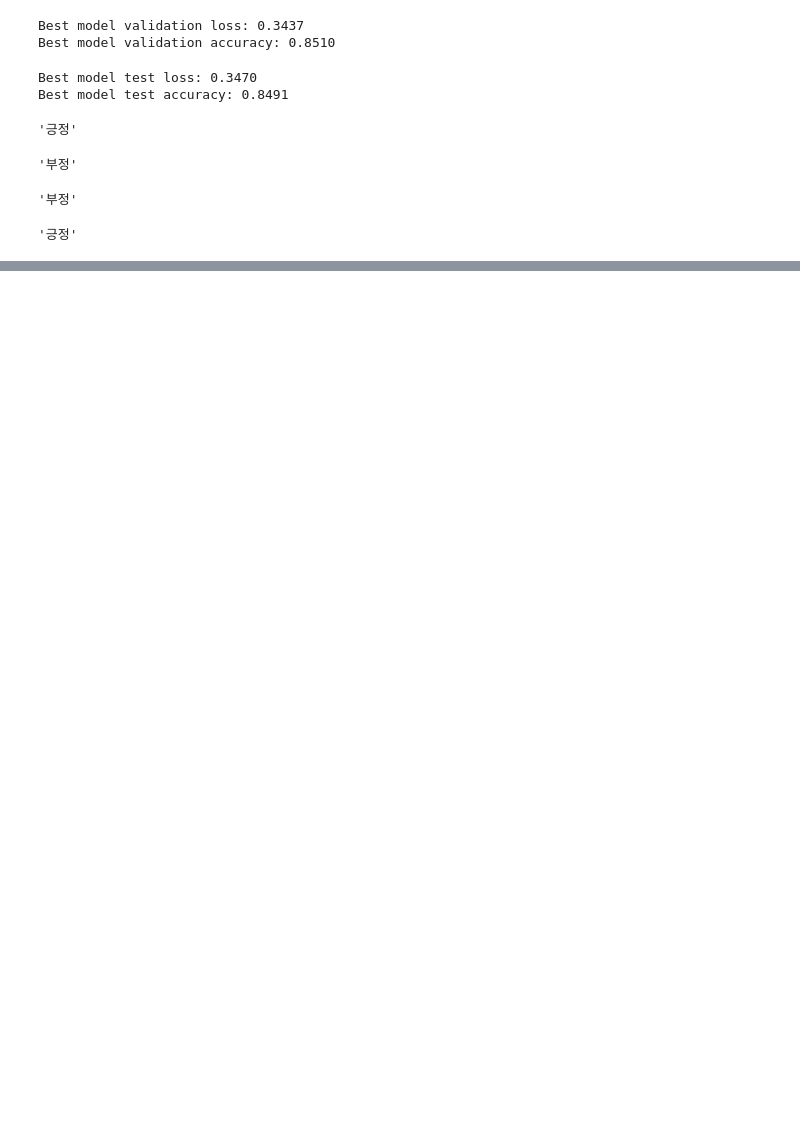
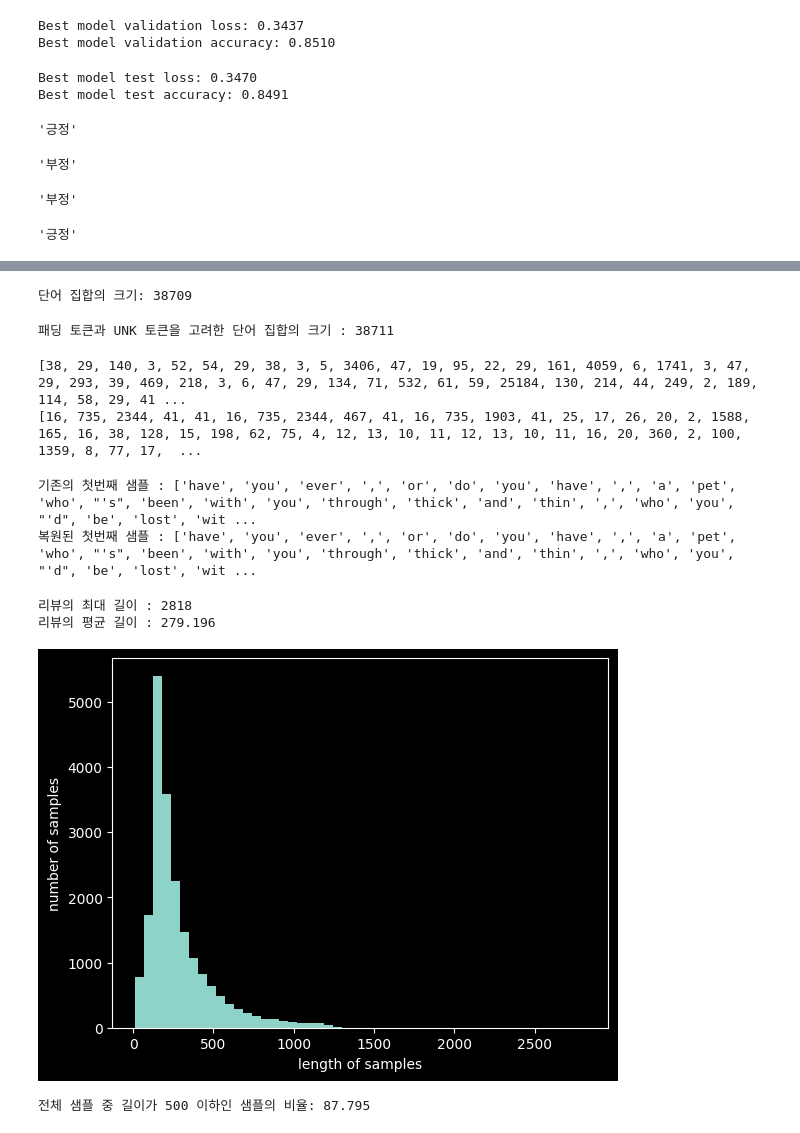
Before and after one commit to kimsol1134/pytorch-deep-learning-notes, a Jupyter notebook: week_7.ipynb, the cells around one changed output, grey strips where cells are left out. Drawn from its saved outputs; the diff is of its cells as text; code cells hidden in the pictures; blank space fills up the shorter version.

```diff
--- a/week_7.ipynb
+++ b/week_7.ipynb
@@ -577,0 +1239,69 @@ predict(test_input, model, word_to_index, index_to_tag)
+# %%
+# 전체 단어 개수 중 빈도수 2이하인 단어는 제거
+vocab_size = total_cnt - rare_cnt
+vocab = vocab[:vocab_size]
+print('단어 집합의 크기:', len(vocab))
+# %% [output]
+단어 집합의 크기: 38709
+# %%
+# 0,1에 특수토큰
+word_to_index = {}
+word_to_index['<PAD>'] = 0
+word_to_index['<UNK>'] = 1
+
+for index, word in enumerate(vocab):
+    word_to_index[word] = index + 2
+
+vocab_size = len(word_to_index)
+print('패딩 토큰과 UNK 토큰을 고려한 단어 집합의 크기 :', vocab_size)
+# %% [output]
+패딩 토큰과 UNK 토큰을 고려한 단어 집합의 크기 : 38711
+# %%
+# 정수 인코딩
+def texts_to_sequences(tokenized_X_data, word_to_index):
+    encoded_X_data = []
+    for sent in tokenized_X_data:
+        index_sequences = []
+        for word in sent:
+            try:
+                index_sequences.append(word_to_index[word])
+            except KeyError:
+                index_sequences.append(word_to_index['<UNK>'])
+        encoded_X_data.append(index_sequences)
+    return encoded_X_data
+# %%
+encoded_X_train = texts_to_sequences(tokenized_X_train, word_to_index)
+encoded_X_valid = texts_to_sequences(tokenized_X_valid,word_to_index)
+encoded_X_test = texts_to_sequences(tokenized_X_test,word_to_index)
+# %%
+# 상위 샘플 2개 출력
+for sent in encoded_X_train[:2]:
+    print(sent)
+# %% [output]
+[38, 29, 140, 3, 52, 54, 29, 38, 3, 5, 3406, 47, 19, 95, 22, 29, 161, 4059, 6, 1741, 3, 47, 29, 293, 39, 469, 218, 3, 6, 47, 29, 134, 71, 532, 61, 59, 25184, 130, 214, 44, 249, 2, 189, 114, 58, 29, 41 ...
+[16, 735, 2344, 41, 41, 16, 735, 2344, 467, 41, 16, 735, 1903, 41, 25, 17, 26, 20, 2, 1588, 165, 16, 38, 128, 15, 198, 62, 75, 4, 12, 13, 10, 11, 12, 13, 10, 11, 16, 20, 360, 2, 100, 1359, 8, 77, 17,  ...
+# %%
+# 정수를 단어로 변환
+index_to_word = {}
+for key,value in word_to_index.items():
+    index_to_word[value] = key
+
+decoded_sample = [index_to_word[word] for word in encoded_X_train[0]]
+print('기존의 첫번째 샘플 :', tokenized_X_train[0])
+print('복원된 첫번째 샘플 :', decoded_sample)
+# %% [output]
+기존의 첫번째 샘플 : ['have', 'you', 'ever', ',', 'or', 'do', 'you', 'have', ',', 'a', 'pet', 'who', "'s", 'been', 'with', 'you', 'through', 'thick', 'and', 'thin', ',', 'who', 'you', "'d", 'be', 'lost', 'wit ...
+복원된 첫번째 샘플 : ['have', 'you', 'ever', ',', 'or', 'do', 'you', 'have', ',', 'a', 'pet', 'who', "'s", 'been', 'with', 'you', 'through', 'thick', 'and', 'thin', ',', 'who', 'you', "'d", 'be', 'lost', 'wit ...
+# %%
+# 패딩
+print('리뷰의 최대 길이 :', max(len(review) for review in encoded_X_train))
+print('리뷰의 평균 길이 :',sum(map(len,encoded_X_train))/len(encoded_X_train))
+
+plt.hist([len(review) for review in encoded_X_train], bins=50)
+plt.xlabel('length of samples')
+plt.ylabel('number of samples')
+plt.show()
+# %% [output]
+리뷰의 최대 길이 : 2818
+리뷰의 평균 길이 : 279.196
+[figure, added]
@@ -577,0 +1315,6 @@ predict(test_input, model, word_to_index, index_to_tag)
+# %%
+# 최대길이 2818로 모든 샘플 패딩하는것은 과하다
+max_len = 500
+below_threshold_len(max_len, encoded_X_train)
+# %% [output]
+전체 샘플 중 길이가 500 이하인 샘플의 비율: 87.795
```
Also changed, not shown: parts of 87 cells of this notebook, 2 other files.
